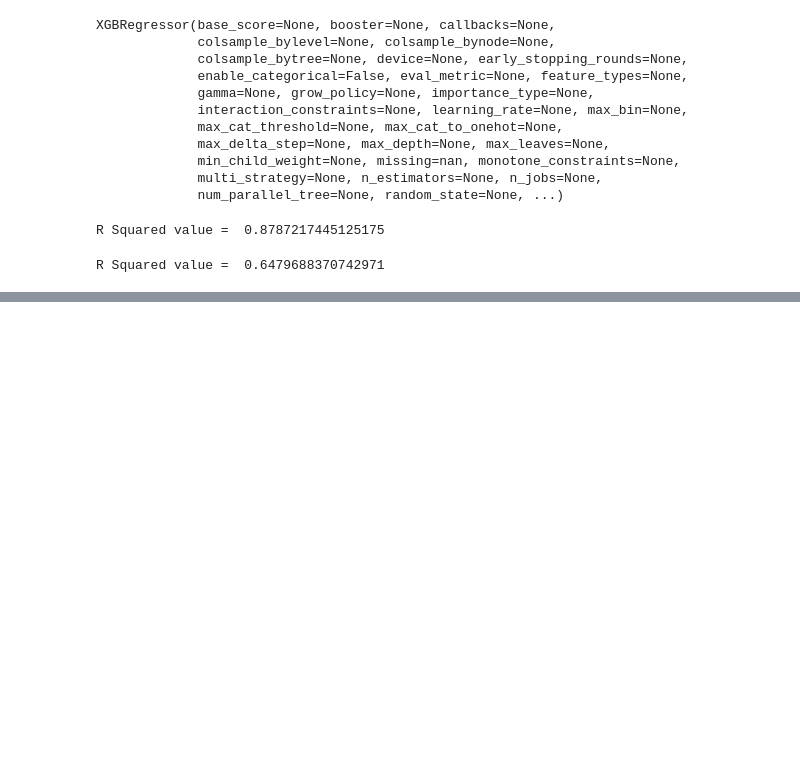
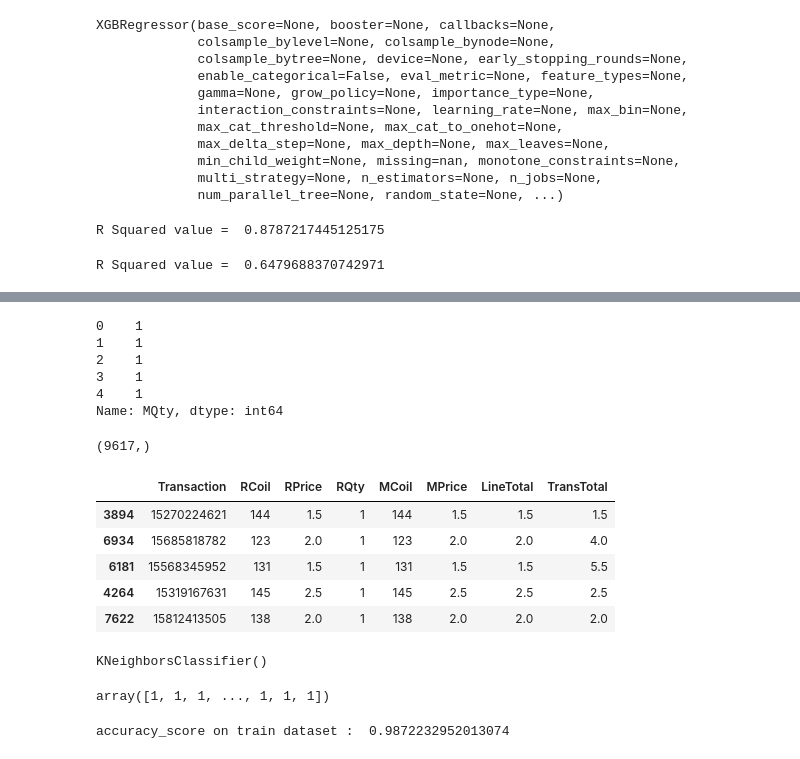
Before and after one commit to Ishtiana/vending_machine_sales, a Jupyter notebook: vending_machine_sales.ipynb, the cells around one changed output, grey strips where cells are left out. Saved outputs shown, nothing was run; the diff lists cells and outputs as text; code cells hidden in the pictures; blank space fills up the shorter version.

```diff
--- a/vending_machine_sales.ipynb
+++ b/vending_machine_sales.ipynb
@@ -454,0 +491,25 @@ R Squared value =  0.6479688370742971
+# %%
+y.head()
+# %% [output]
+0    1
+1    1
+2    1
+3    1
+4    1
+Name: MQty, dtype: int64
+# %%
+y.shape
+# %% [output]
+(9617,)
+# %%
+# Splitting the data into train and test
+X_train, X_test, y_train, y_test = train_test_split(X, y, train_size=0.7, test_size=0.3, random_state=125)
+# %%
+X_train.head()
+# %% [output]
+|  | Transaction | RCoil | RPrice | RQty | MCoil | MPrice | LineTotal | TransTotal |
+| 3894 | 15270224621 | 144 | 1.5 | 1 | 144 | 1.5 | 1.5 | 1.5 |
+| 6934 | 15685818782 | 123 | 2.0 | 1 | 123 | 2.0 | 2.0 | 4.0 |
+| 6181 | 15568345952 | 131 | 1.5 | 1 | 131 | 1.5 | 1.5 | 5.5 |
+| 4264 | 15319167631 | 145 | 2.5 | 1 | 145 | 2.5 | 2.5 | 2.5 |
+| 7622 | 15812413505 | 138 | 2.0 | 1 | 138 | 2.0 | 2.0 | 2.0 |
@@ -454,0 +520,16 @@ R Squared value =  0.6479688370742971
+# %%
+# fit the model with the training data
+model.fit(X_train,y_train)
+# %% [output]
+KNeighborsClassifier()
+# %%
+# predict the target on the train dataset
+predict_train = model.predict(X_train)
+predict_train
+# %% [output]
+array([1, 1, 1, ..., 1, 1, 1])
+# %%
+trainaccuracy = accuracy_score(y_train,predict_train)
+print('accuracy_score on train dataset : ', trainaccuracy)
+# %% [output]
+accuracy_score on train dataset :  0.9872232952013074
```
Also changed, not shown: parts of 11 cells of this notebook.
